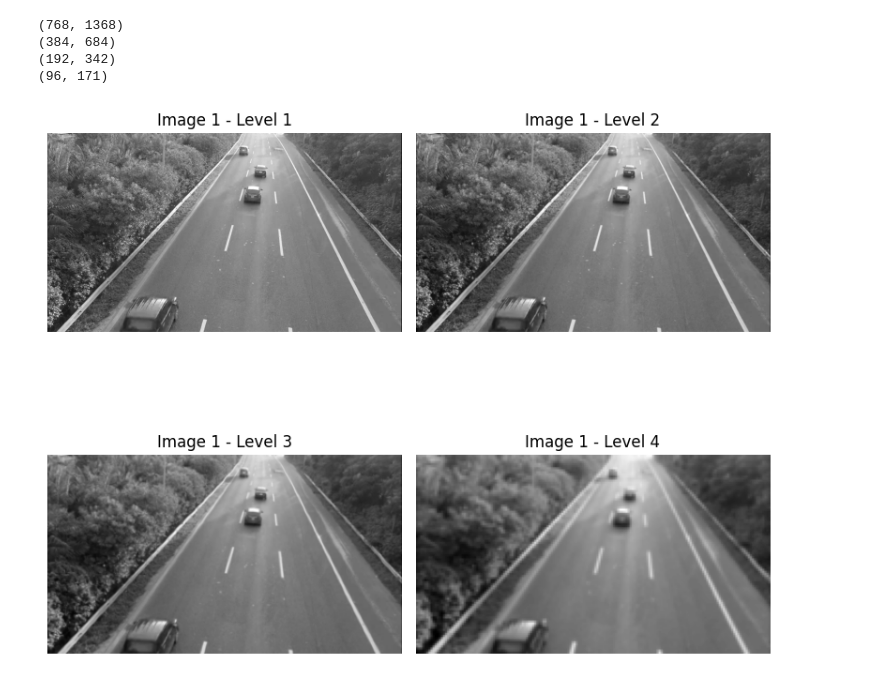
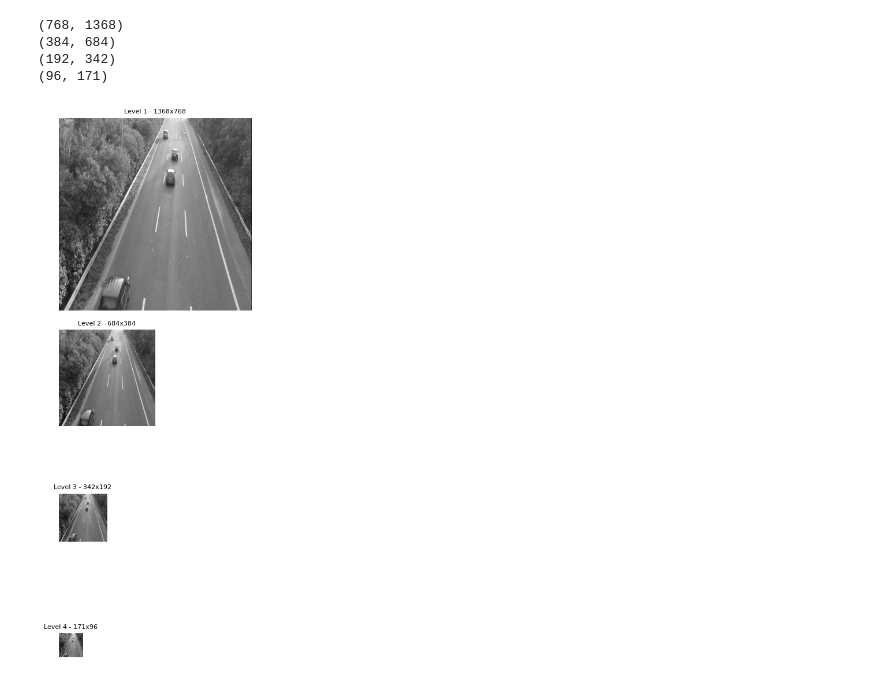
Before and after one commit to DiaaAhmedHassan/pyramidal_optical_flow_project, a Jupyter notebook: test.ipynb, the cells around one changed output. Saved outputs shown, nothing was run; the diff lists cells and outputs as text; code cells hidden in the pictures.

Commit message:
Pyramid visualisation

```diff
--- a/test.ipynb
+++ b/test.ipynb
@@ -172,18 +174,31 @@ for img in pyramid:
 # %%
 import matplotlib.pyplot as plt
 
-# Display them in a 2x2 grid
-plt.figure(figsize=(8, 8))
+# Base image for reference
+base_img = pyramid[0]
 
+# Create a figure
+plt.figure(figsize=(10, 10))
+
+# Display each image in the pyramid
 for idx, img in enumerate(pyramid, start=1):
-    plt.subplot(2, 2, idx)
-    plt.imshow(img, cmap='gray')
-    plt.title(f'Image 1 - Level {idx}')
-    plt.axis('off')
+    # Calculate normalized dimensions for display
+    scale_factor = 3  # Adjust this to control the size of displayed images
+    left = 0.1  # Fixed horizontal position
+    bottom = 0.1 + (len(pyramid) - idx) * 0.2  # Dynamic vertical position based on level
+    width = img.shape[1] / base_img.shape[1] / scale_factor
+    height = img.shape[0] / base_img.shape[0] / scale_factor
 
+    # Create an axis for the image
+    ax = plt.axes([left, bottom, width, height])
+    ax.imshow(img, cmap='gray', aspect='auto')
+    ax.set_title(f'Level {idx} - {img.shape[1]}x{img.shape[0]}', fontsize=8)
+    ax.axis('off')
+
+# Adjust layout and display the figure
 plt.tight_layout()
 plt.show()
 # %% [output]
-[figure, old version]
+[figure, new version]
 # %%
 u, v = PyramidalLK(I1, I2, 3, 3, 3)
```
Also changed, not shown: parts of 2 cells of this notebook, 1 other file.
